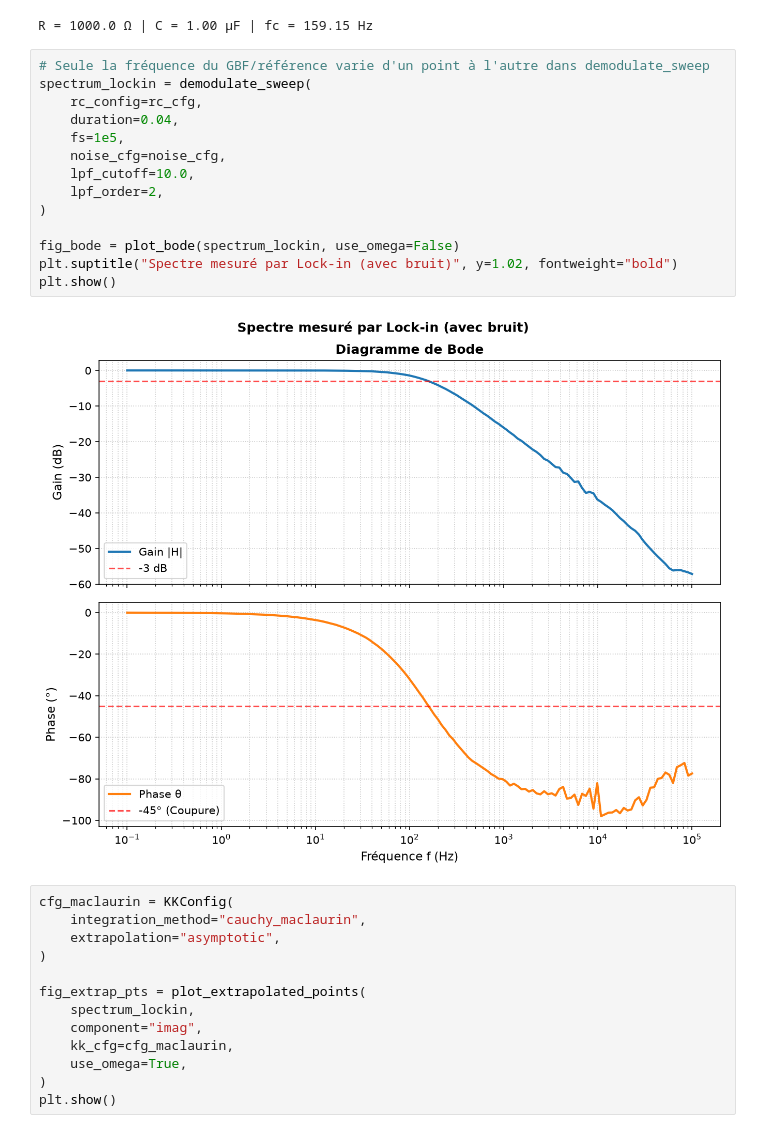
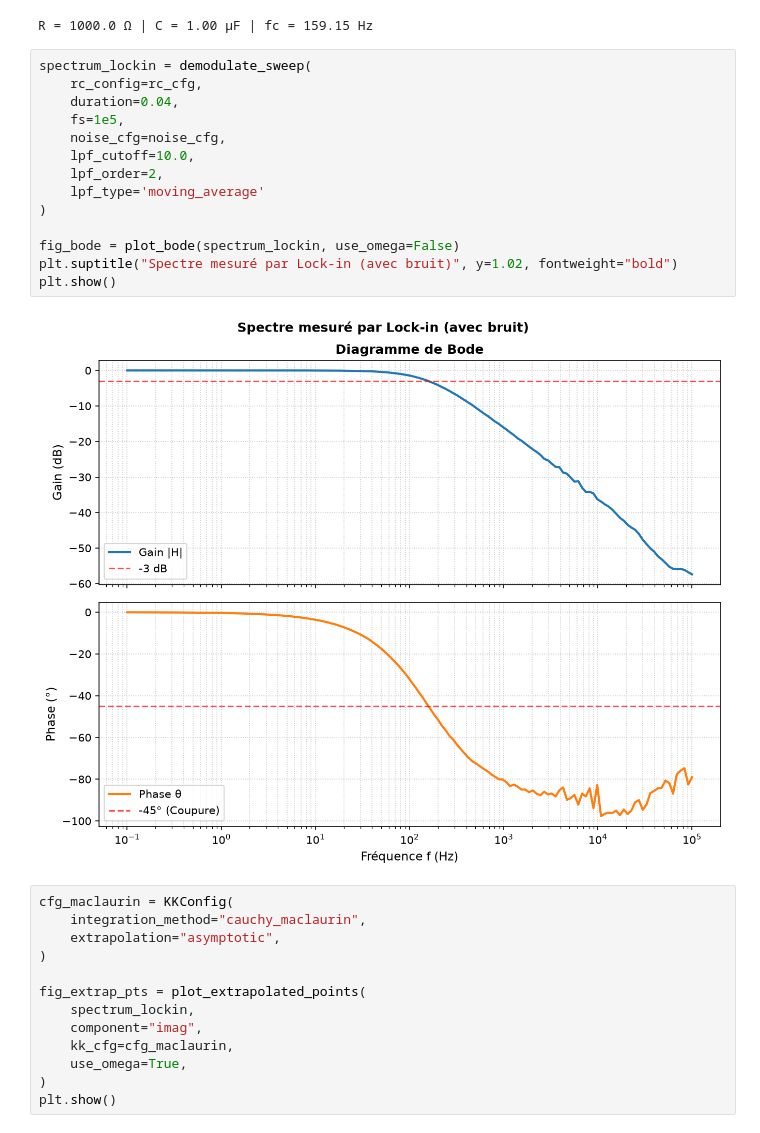
Before and after one commit to paulhenry46/be_instrumentation, a Jupyter notebook: notebooks/02_demo_buzonni.ipynb, the cells around one changed output. Cells and saved outputs as stored; diff of their text form.

```diff
--- a/notebooks/02_demo_buzonni.ipynb
+++ b/notebooks/02_demo_buzonni.ipynb
@@ -38,21 +38,21 @@ print(f"R = {circuit.R:.1f} Ω | C = {circuit.C*1e6:.2f} µF | fc = {circuit.fc:
 # %% [output]
 R = 1000.0 Ω | C = 1.00 µF | fc = 159.15 Hz
 # %%
-# Seule la fréquence du GBF/référence varie d'un point à l'autre dans demodulate_sweep
 spectrum_lockin = demodulate_sweep(
     rc_config=rc_cfg,
     duration=0.04,
     fs=1e5,
     noise_cfg=noise_cfg,
     lpf_cutoff=10.0,
     lpf_order=2,
+    lpf_type='moving_average'
 )
 
 fig_bode = plot_bode(spectrum_lockin, use_omega=False)
 plt.suptitle("Spectre mesuré par Lock-in (avec bruit)", y=1.02, fontweight="bold")
 plt.show()
 # %% [output]
-[figure, old version]
+[figure, new version]
 # %%
 cfg_maclaurin = KKConfig(
     integration_method="cauchy_maclaurin",
```
Also changed, not shown: parts of 1 cell of this notebook, 4 other files.
